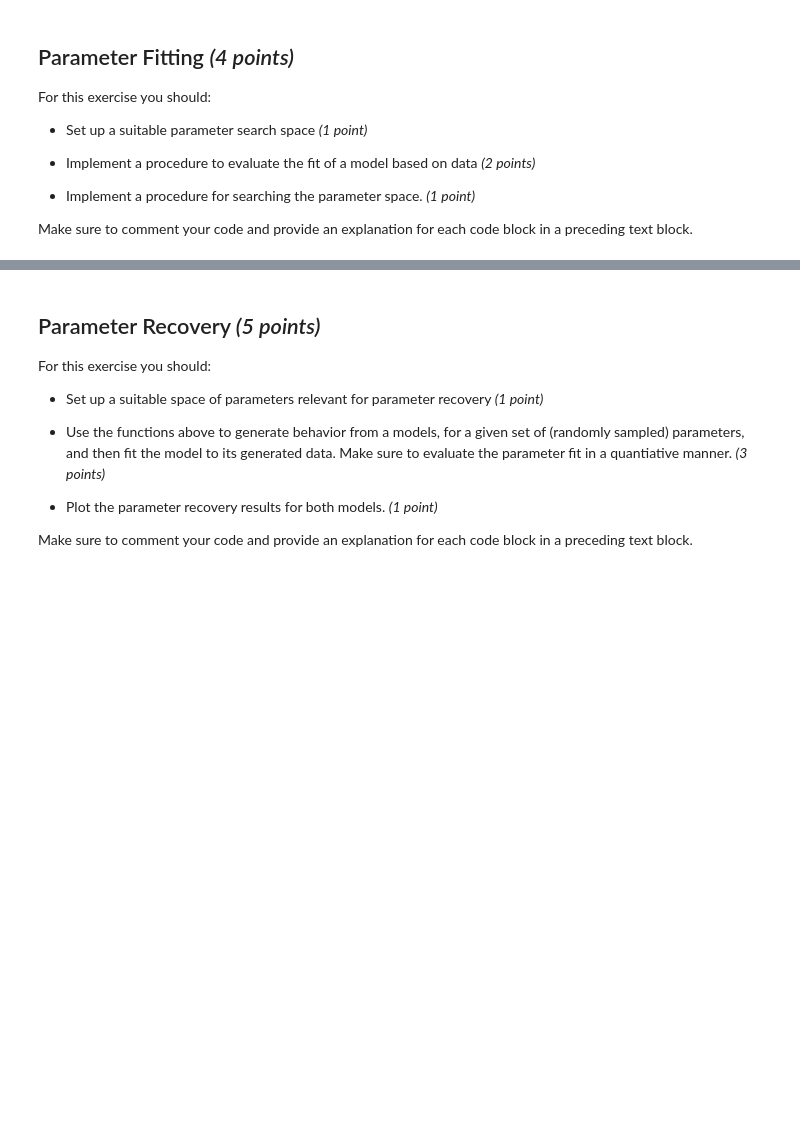
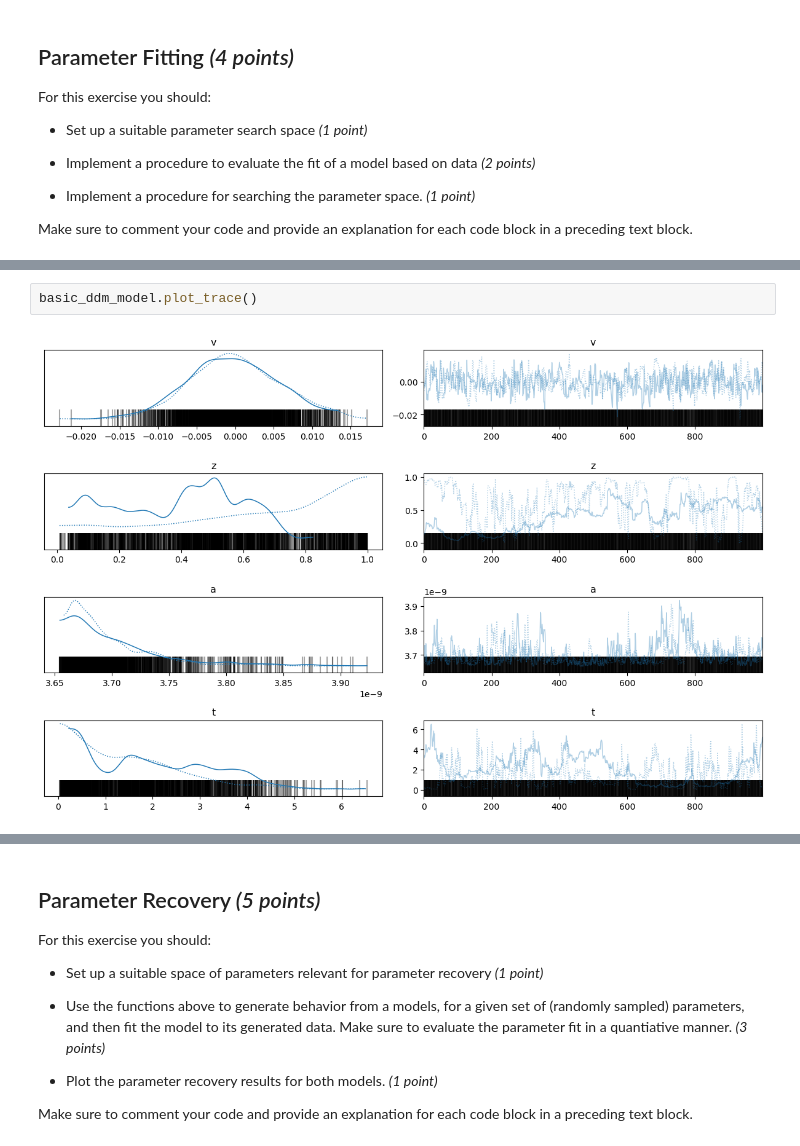
Before and after one commit to mejansen/Project_FlankerTask, a Jupyter notebook: analysis/MiCS_GroupProject_FlankerTask.ipynb, the cells around one changed output, grey strips where cells are left out. Cells and saved outputs as stored; diff of their text form; blank space fills up the shorter version.

```diff
--- a/analysis/MiCS_GroupProject_FlankerTask.ipynb
+++ b/analysis/MiCS_GroupProject_FlankerTask.ipynb
@@ -162,0 +323,4 @@ Make sure to comment your code and provide an explanation for each code block in
+# %%
+basic_ddm_model.plot_trace()
+# %% [output]
+[figure, added]
```
Also changed, not shown: parts of 14 cells of this notebook, 2 other files.
